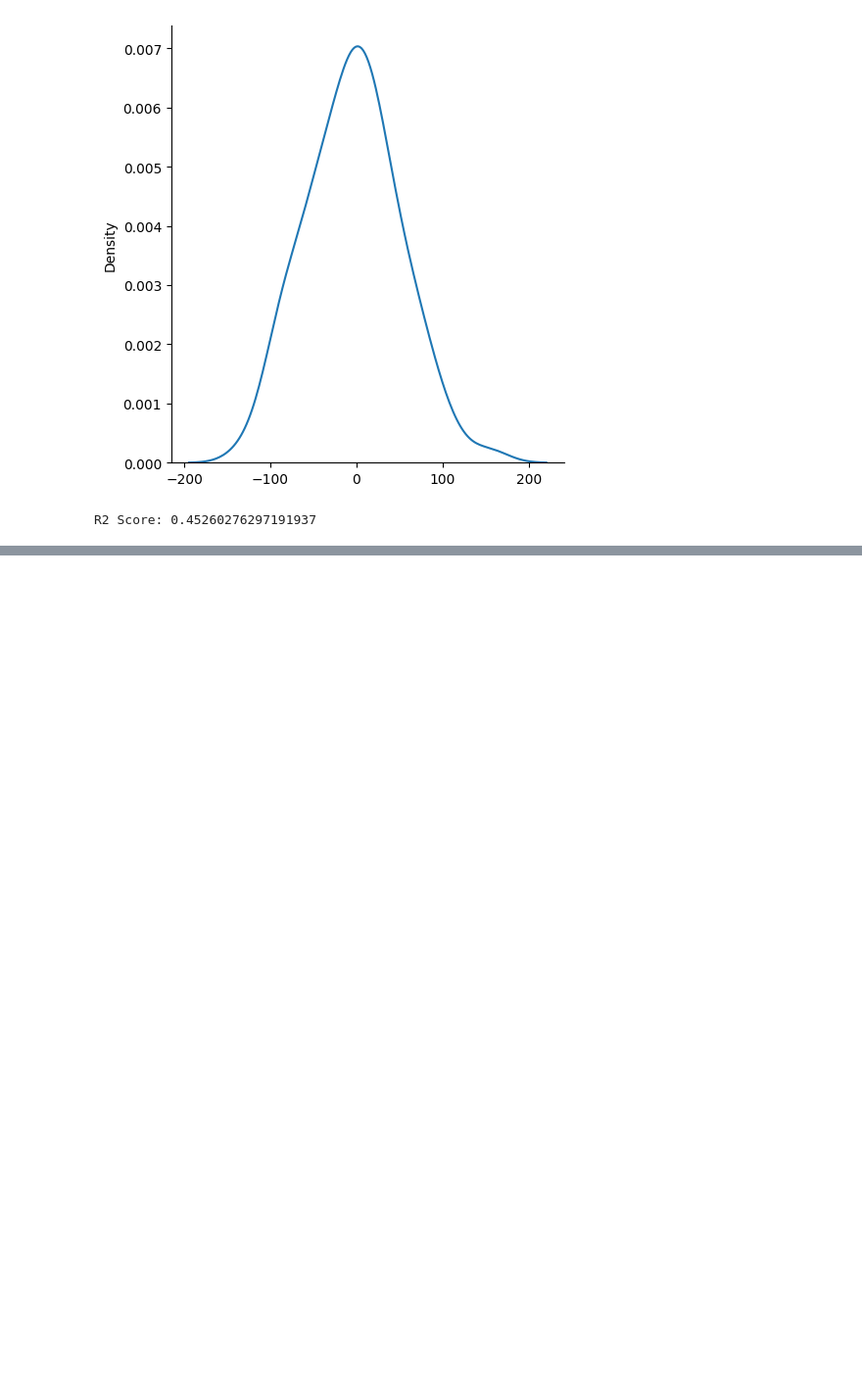
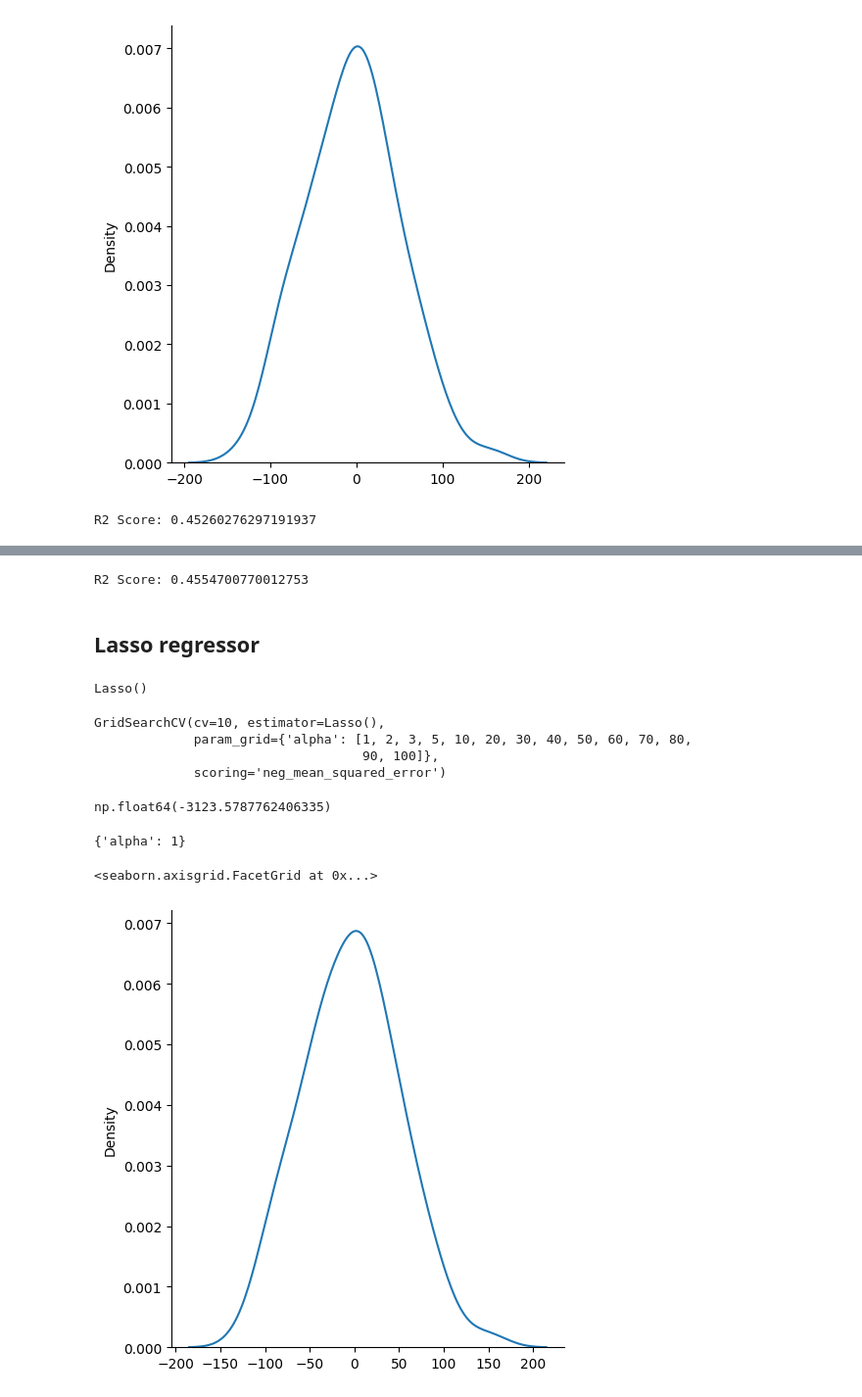
Before and after one commit to Atul1231/Data-Science-Practice, a Jupyter notebook: Machine_Learning/Linear_Regression_model.ipynb, the cells around one changed output, grey strips where cells are left out. Shown: that part at 98% size. Cells and saved outputs as stored; diff of their text form; code cells hidden in the pictures; blank space fills up the shorter version.

```diff
--- a/Machine_Learning/Linear_Regression_model.ipynb
+++ b/Machine_Learning/Linear_Regression_model.ipynb
@@ -158,0 +195,38 @@ R2 Score: 0.45260276297191937
+# %%
+score=r2_score(y_test,ridge_regressor_cv_pred)
+print("R2 Score:", score)
+# %% [output]
+R2 Score: 0.4554700770012753
+# %% [markdown]
+## Lasso regressor
+# %%
+lasso_regressor=Lasso()
+# %%
+lasso_regressor
+# %% [output]
+Lasso()
+# %%
+parameters={'alpha':[1,2,3,5,10,20,30,40,50,60,70,80,90,100]}
+lasso_regressorcv=GridSearchCV(lasso_regressor,parameters,scoring='neg_mean_squared_error',cv=10)
+lasso_regressorcv.fit(x_train,y_train)
+# %% [output]
+GridSearchCV(cv=10, estimator=Lasso(),
+             param_grid={'alpha': [1, 2, 3, 5, 10, 20, 30, 40, 50, 60, 70, 80,
+                                   90, 100]},
+             scoring='neg_mean_squared_error')
+# %%
+lasso_regressorcv.best_score_
+# %% [output]
+np.float64(-3123.5787762406335)
+# %%
+lasso_regressorcv.best_params_
+# %% [output]
+{'alpha': 1}
+# %%
+lasso_regressor_pred=lasso_regressorcv.predict(x_test)
+# %%
+import seaborn as sns
+sns.displot(lasso_regressor_pred-y_test,kind='kde')
+# %% [output]
+<seaborn.axisgrid.FacetGrid at 0x...>
+[figure, added]
```
Also changed, not shown: parts of 9 cells of this notebook.
